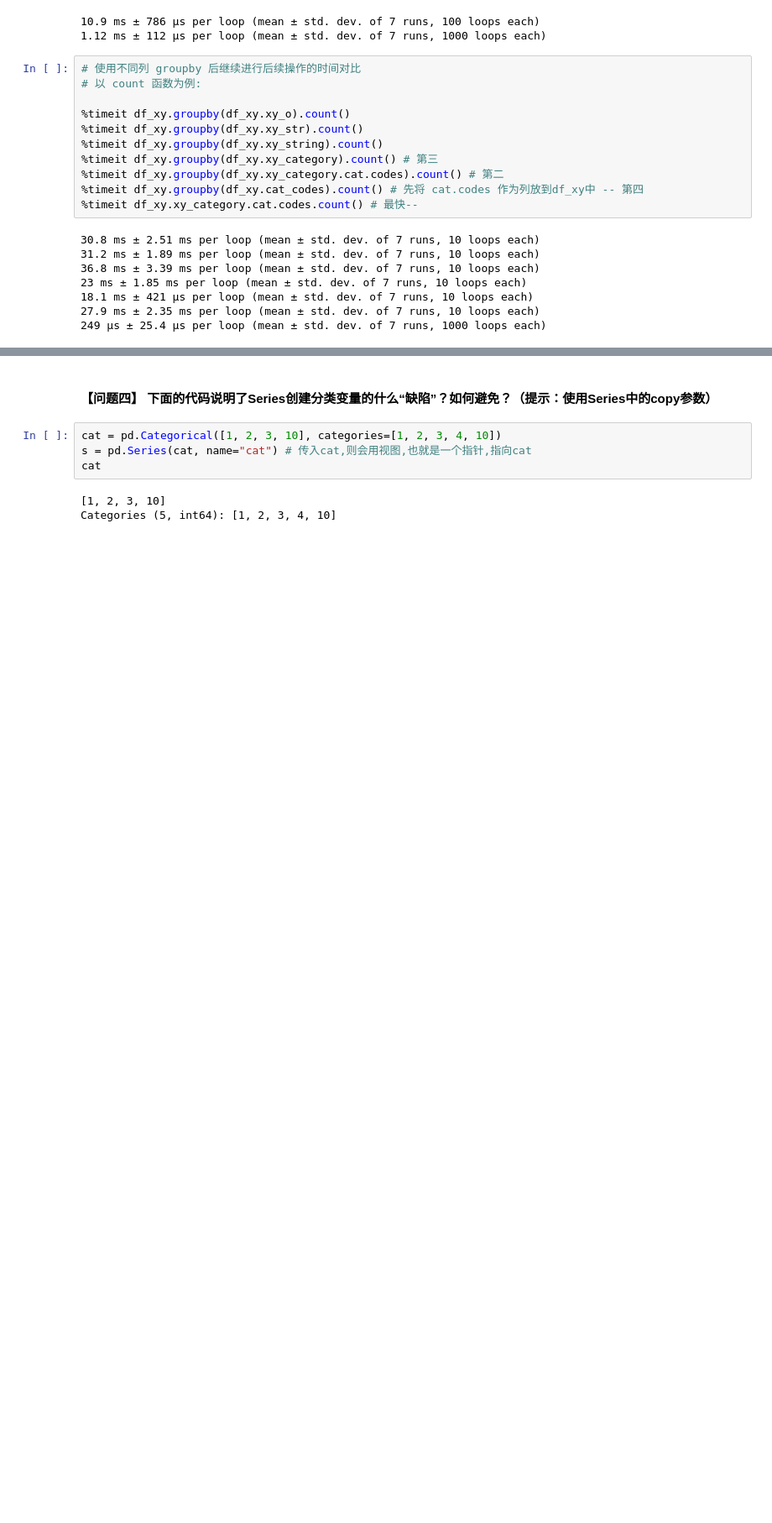
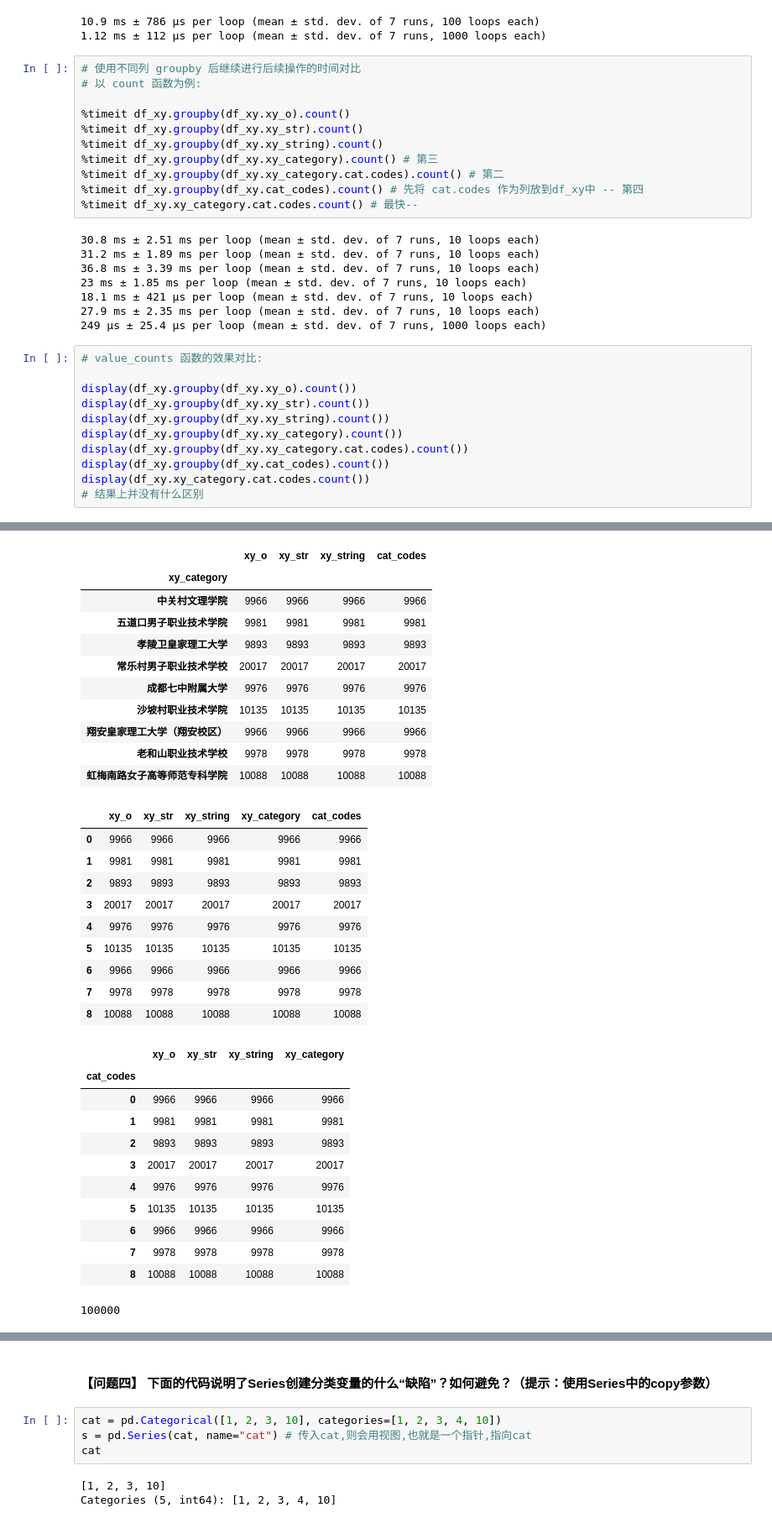
Before and after one commit to flashriver/joyfull_pandas, a Jupyter notebook: 08.ipynb, the cells around one changed output, grey strips where cells are left out. Shown at 84% size. Drawn from its saved outputs; the diff is of its cells as text; blank space fills up the shorter version.

```diff
--- a/08.ipynb
+++ b/08.ipynb
@@ -1411,3 +1408,15 @@ df_xy['cat_codes']= df_xy.xy_category.cat.codes
 18.1 ms ± 421 µs per loop (mean ± std. dev. of 7 runs, 10 loops each)
 27.9 ms ± 2.35 ms per loop (mean ± std. dev. of 7 runs, 10 loops each)
 249 µs ± 25.4 µs per loop (mean ± std. dev. of 7 runs, 1000 loops each)
+# %%
+# value_counts 函数的效果对比:
+
+display(df_xy.groupby(df_xy.xy_o).count())
+display(df_xy.groupby(df_xy.xy_str).count())
+display(df_xy.groupby(df_xy.xy_string).count())
+display(df_xy.groupby(df_xy.xy_category).count())
+display(df_xy.groupby(df_xy.xy_category.cat.codes).count())
+display(df_xy.groupby(df_xy.cat_codes).count())
+display(df_xy.xy_category.cat.codes.count())
+# 结果上并没有什么区别
+# %% [output]
@@ -1413,0 +1456,33 @@ df_xy['cat_codes']= df_xy.xy_category.cat.codes
+|  | xy_o | xy_str | xy_string | cat_codes |
+| xy_category |  |  |  |  |
+| 中关村文理学院 | 9966 | 9966 | 9966 | 9966 |
+| 五道口男子职业技术学院 | 9981 | 9981 | 9981 | 9981 |
+| 孝陵卫皇家理工大学 | 9893 | 9893 | 9893 | 9893 |
+| 常乐村男子职业技术学校 | 20017 | 20017 | 20017 | 20017 |
+| 成都七中附属大学 | 9976 | 9976 | 9976 | 9976 |
+| 沙坡村职业技术学院 | 10135 | 10135 | 10135 | 10135 |
+| 翔安皇家理工大学（翔安校区） | 9966 | 9966 | 9966 | 9966 |
+| 老和山职业技术学校 | 9978 | 9978 | 9978 | 9978 |
+| 虹梅南路女子高等师范专科学院 | 10088 | 10088 | 10088 | 10088 |
+|  | xy_o | xy_str | xy_string | xy_category | cat_codes |
+| 0 | 9966 | 9966 | 9966 | 9966 | 9966 |
+| 1 | 9981 | 9981 | 9981 | 9981 | 9981 |
+| 2 | 9893 | 9893 | 9893 | 9893 | 9893 |
+| 3 | 20017 | 20017 | 20017 | 20017 | 20017 |
+| 4 | 9976 | 9976 | 9976 | 9976 | 9976 |
+| 5 | 10135 | 10135 | 10135 | 10135 | 10135 |
+| 6 | 9966 | 9966 | 9966 | 9966 | 9966 |
+| 7 | 9978 | 9978 | 9978 | 9978 | 9978 |
+| 8 | 10088 | 10088 | 10088 | 10088 | 10088 |
+|  | xy_o | xy_str | xy_string | xy_category |
+| cat_codes |  |  |  |  |
+| 0 | 9966 | 9966 | 9966 | 9966 |
+| 1 | 9981 | 9981 | 9981 | 9981 |
+| 2 | 9893 | 9893 | 9893 | 9893 |
+| 3 | 20017 | 20017 | 20017 | 20017 |
+| 4 | 9976 | 9976 | 9976 | 9976 |
+| 5 | 10135 | 10135 | 10135 | 10135 |
+| 6 | 9966 | 9966 | 9966 | 9966 |
+| 7 | 9978 | 9978 | 9978 | 9978 |
+| 8 | 10088 | 10088 | 10088 | 10088 |
+100000
```
Also changed, not shown: parts of 11 cells of this notebook, 1 other file.
